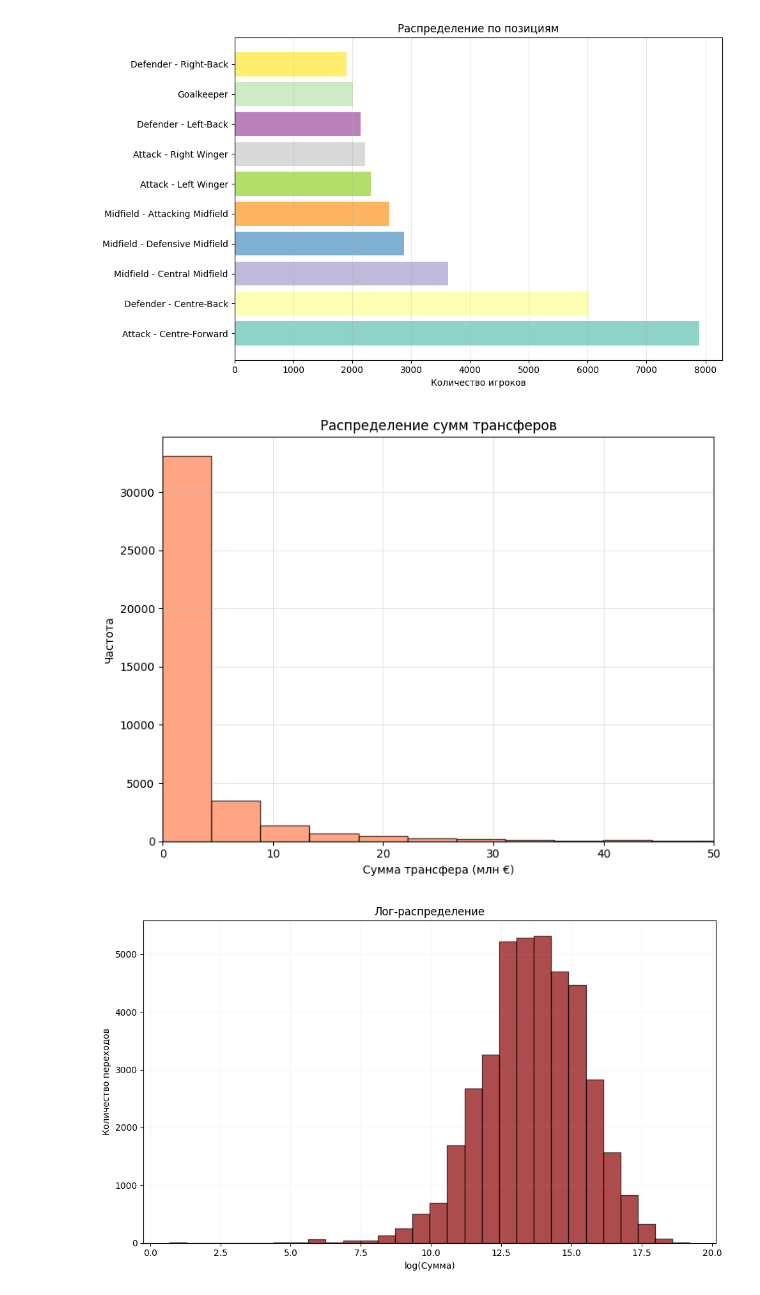
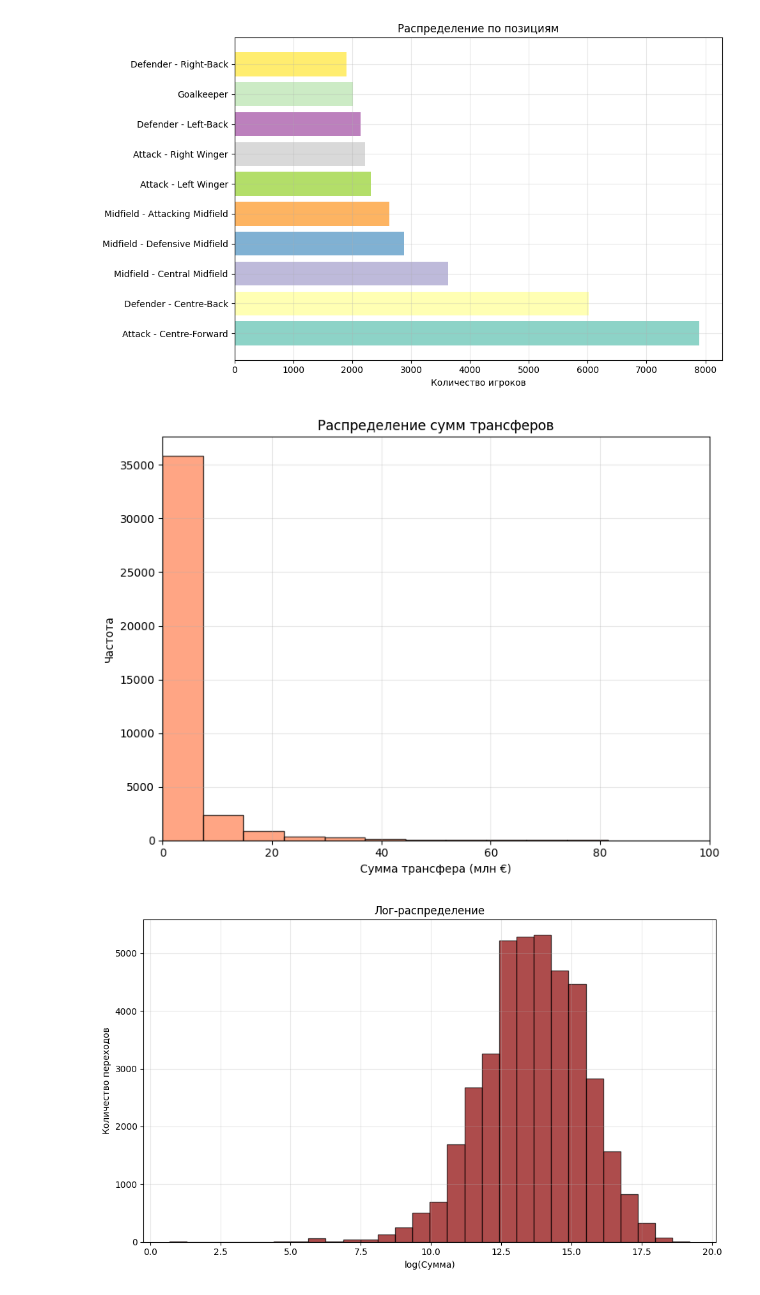
Before and after one commit to Kirill010/RTU-MIREA, a Jupyter notebook: 4 курс/8 семестр/Преддипломная практика/Коды/DIPLOM.ipynb, the cells around one changed output. Drawn from its saved outputs; the diff is of its cells as text; code cells hidden in the pictures.

```diff
--- a/4 курс/8 семестр/Преддипломная практика/Коды/DIPLOM.ipynb
+++ b/4 курс/8 семестр/Преддипломная практика/Коды/DIPLOM.ipynb
@@ -228,20 +270,20 @@ plt.show()
 # %%
 fig, ax = plt.subplots(figsize=(8, 6))
 
 # Распределение стоимости трансферов
 fee_millions = df['transfer_fee'] / 1_000_000
-ax.hist(fee_millions, bins=50, color='coral', edgecolor='black', alpha=0.7)
+ax.hist(fee_millions, bins=30, color='coral', edgecolor='black', alpha=0.7)
 ax.set_xlabel('Сумма трансфера (млн €)')
 ax.set_ylabel('Частота')
 ax.set_title('Распределение сумм трансферов')
-ax.set_xlim([0, 50])
+ax.set_xlim([0, 100])
 ax.grid(True, alpha=0.3)
 
 
 plt.tight_layout()
 plt.show()
 # %% [output]
-[figure, old version]
+[figure, new version]
 # %%
 fig, ax = plt.subplots(figsize=(10, 6))
 
```
Also changed, not shown: parts of 12 cells of this notebook, 6 other files.
